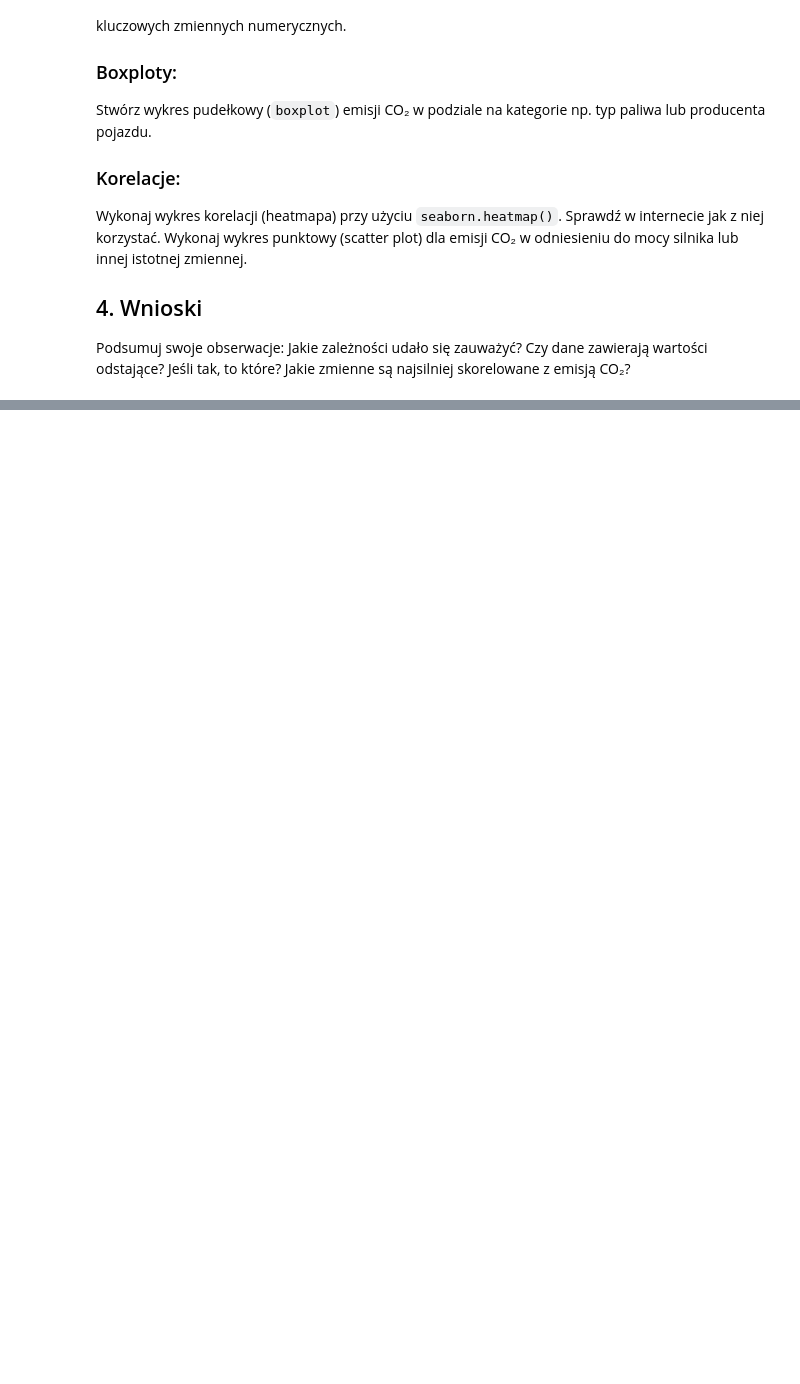
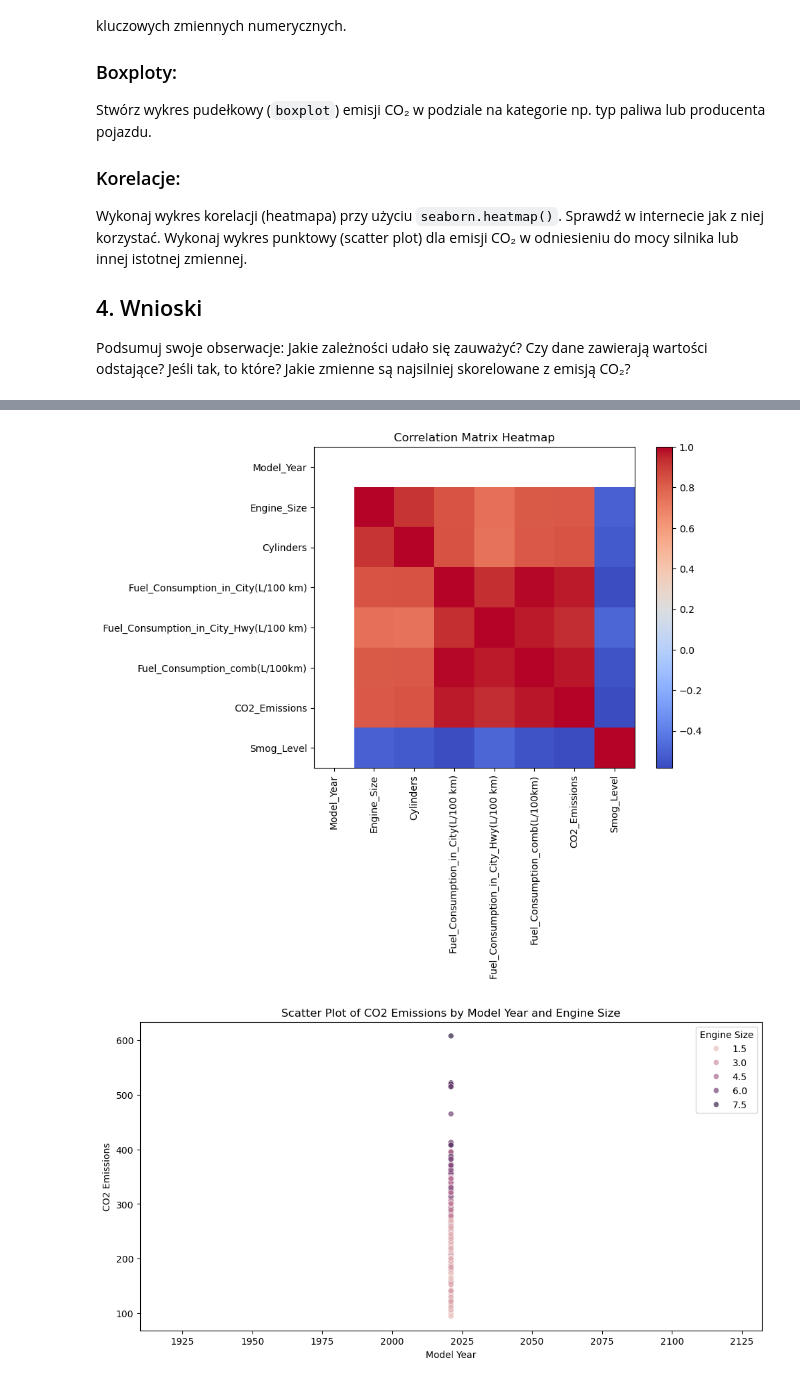
Before and after one commit to annlyd1986/labaJDA, a Jupyter notebook: codes/Laba25_homework.ipynb, the cells around one changed output, grey strips where cells are left out. Cells and saved outputs as stored; diff of their text form; code cells hidden in the pictures; blank space fills up the shorter version.

```diff
--- a/codes/Laba25_homework.ipynb
+++ b/codes/Laba25_homework.ipynb
@@ -42,0 +196,28 @@ display(df)
+# %%
+# zadanie 3 Wykonaj wykres korelacji
+
+
+numeryczne_dane_df = df.select_dtypes(include=[np.number])
+
+korelacja = numeryczne_dane_df.corr()
+
+plt.figure(figsize=(8, 6))
+plt.imshow(korelacja , cmap='coolwarm', interpolation='none')
+plt.colorbar()
+plt.title('Correlation Matrix Heatmap')
+plt.xticks(range(len(korelacja.columns)), korelacja.columns, rotation=90)
+plt.yticks(range(len(korelacja.columns)), korelacja.columns)
+plt.show()
+
+# wykres punktowy
+
+plt.figure(figsize=(12, 6))
+sns.scatterplot(x='Model_Year', y='CO2_Emissions', hue='Engine_Size', data=df, alpha=0.7)
+plt.title('Scatter Plot of CO2 Emissions by Model Year and Engine Size')
+plt.xlabel('Model Year')
+plt.ylabel('CO2 Emissions')
+plt.legend(title='Engine Size')
+plt.show()
+# %% [output]
+[figure, added]
+[figure, added]
```
Also changed, not shown: parts of 6 cells of this notebook.
